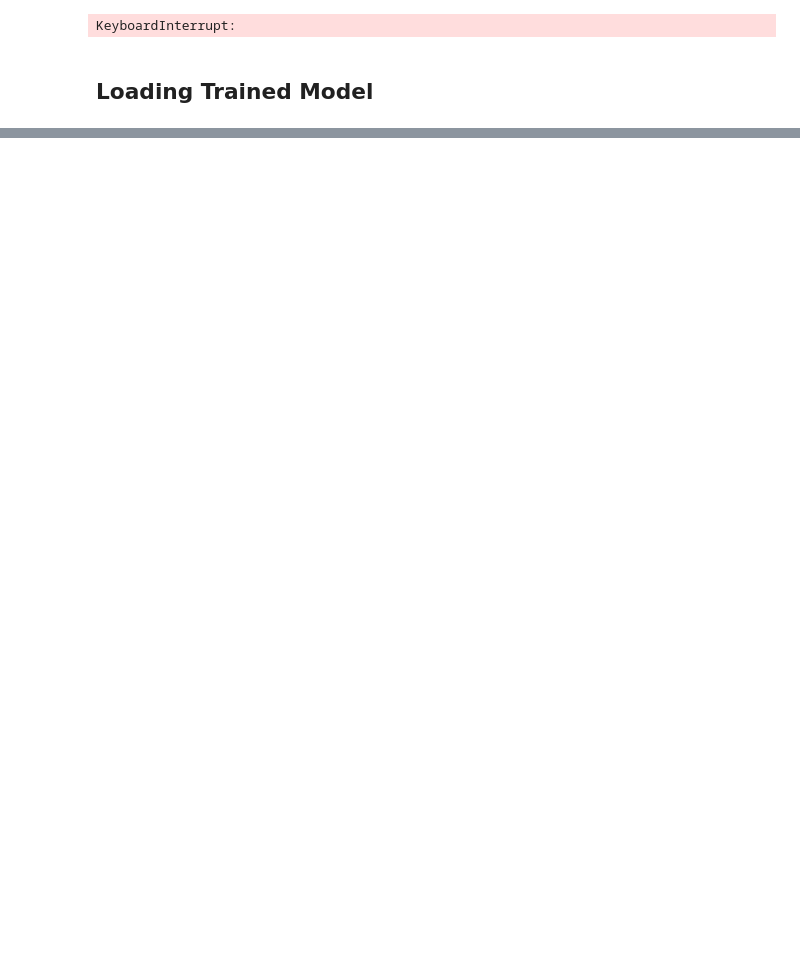
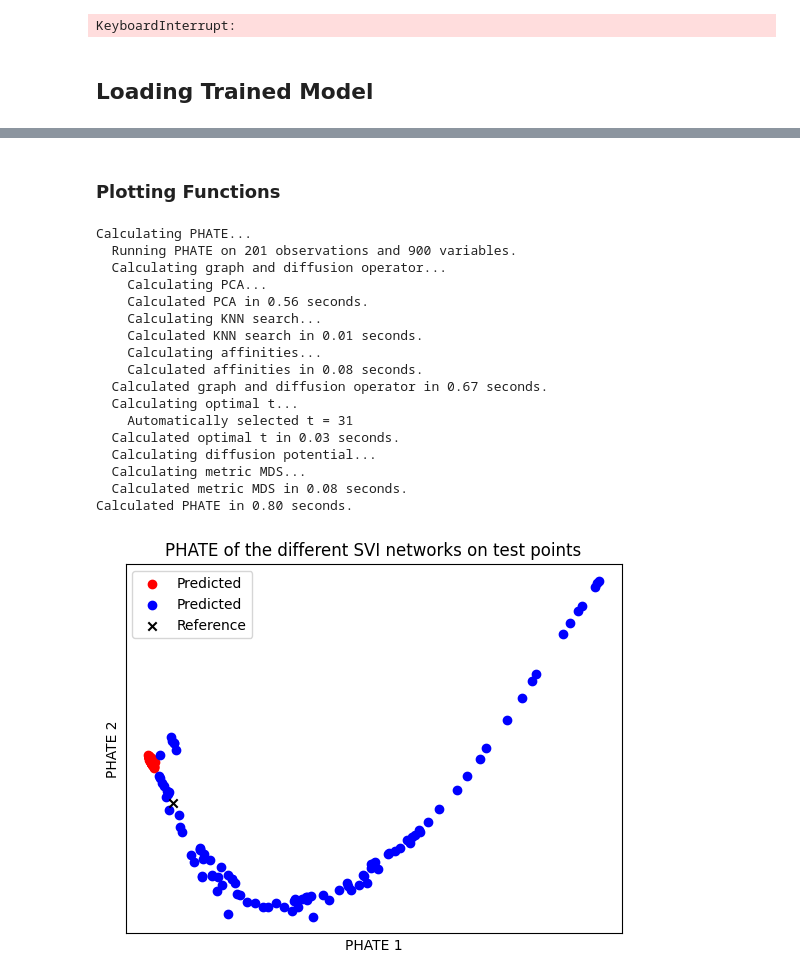
Before and after one commit to Crashprn/UncertaintyQuantification, a Jupyter notebook: Bayes_Train_SVI.ipynb, the cells around one changed output, grey strips where cells are left out. Saved outputs shown, nothing was run; the diff lists cells and outputs as text; code cells hidden in the pictures; blank space fills up the shorter version.

```diff
--- a/Bayes_Train_SVI.ipynb
+++ b/Bayes_Train_SVI.ipynb
@@ -201,0 +209,63 @@ tensor(0.0094, dtype=torch.float64)
+# %%
+chkpt_names = ['pyro',"pyro2"]
+
+predictions = []
+labels = []
+
+for i,chkpt in enumerate(chkpt_names):
+    model = TurbulenceNetworkBayesian(**model_params)
+    model, guide = load_pyro_model(model, "Model_Checkpoints", device, chkpt_name=chkpt)
+    predictive = Predictive(model, guide=guide, num_samples=100, return_sites=("obs",))
+    preds = predictive(x_test)['obs'].detach().cpu()
+    preds = preds.reshape(preds.shape[0], -1)
+    predictions.append(preds)
+    labels.append(np.ones(preds.shape[0])*i)
+
+predictions.append(y_test.cpu().flatten().unsqueeze(0))
+labels.append([2])
+
+test_outputs = torch.cat(predictions, dim=0)
+labels = np.concatenate(labels)
+# %% [markdown]
+### Plotting Functions
+# %%
+phate_op = PHATE(n_components=2)
+phate_outputs = phate_op.fit_transform(test_outputs)
+
+
+fig = plt.figure()
+ax = fig.add_subplot(111)
+
+
+ax.scatter(phate_outputs[labels == 0, 0], phate_outputs[labels == 0, 1],label="Predicted", c='red', alpha=1, marker='o')
+
+ax.scatter(phate_outputs[labels == 1, 0], phate_outputs[labels == 1, 1],label="Predicted", c='blue', alpha=1, marker='o')
+
+ax.scatter(phate_outputs[labels == 2, 0], phate_outputs[labels == 2, 1],label="Reference", c='black', alpha=1, marker='x')
+
+plt.title("PHATE of the different SVI networks on test points")
+plt.xlabel("PHATE 1")
+plt.ylabel("PHATE 2")
+plt.xticks([])
+plt.yticks([])
+plt.legend()
+plt.show()
+# %% [output]
+Calculating PHATE...
+  Running PHATE on 201 observations and 900 variables.
+  Calculating graph and diffusion operator...
+    Calculating PCA...
+    Calculated PCA in 0.56 seconds.
+    Calculating KNN search...
+    Calculated KNN search in 0.01 seconds.
+    Calculating affinities...
+    Calculated affinities in 0.08 seconds.
+  Calculated graph and diffusion operator in 0.67 seconds.
+  Calculating optimal t...
+    Automatically selected t = 31
+  Calculated optimal t in 0.03 seconds.
+  Calculating diffusion potential...
+  Calculating metric MDS...
+  Calculated metric MDS in 0.08 seconds.
+Calculated PHATE in 0.80 seconds.
+[figure, added]
```
Also changed, not shown: parts of 9 cells of this notebook, 7 other files.
